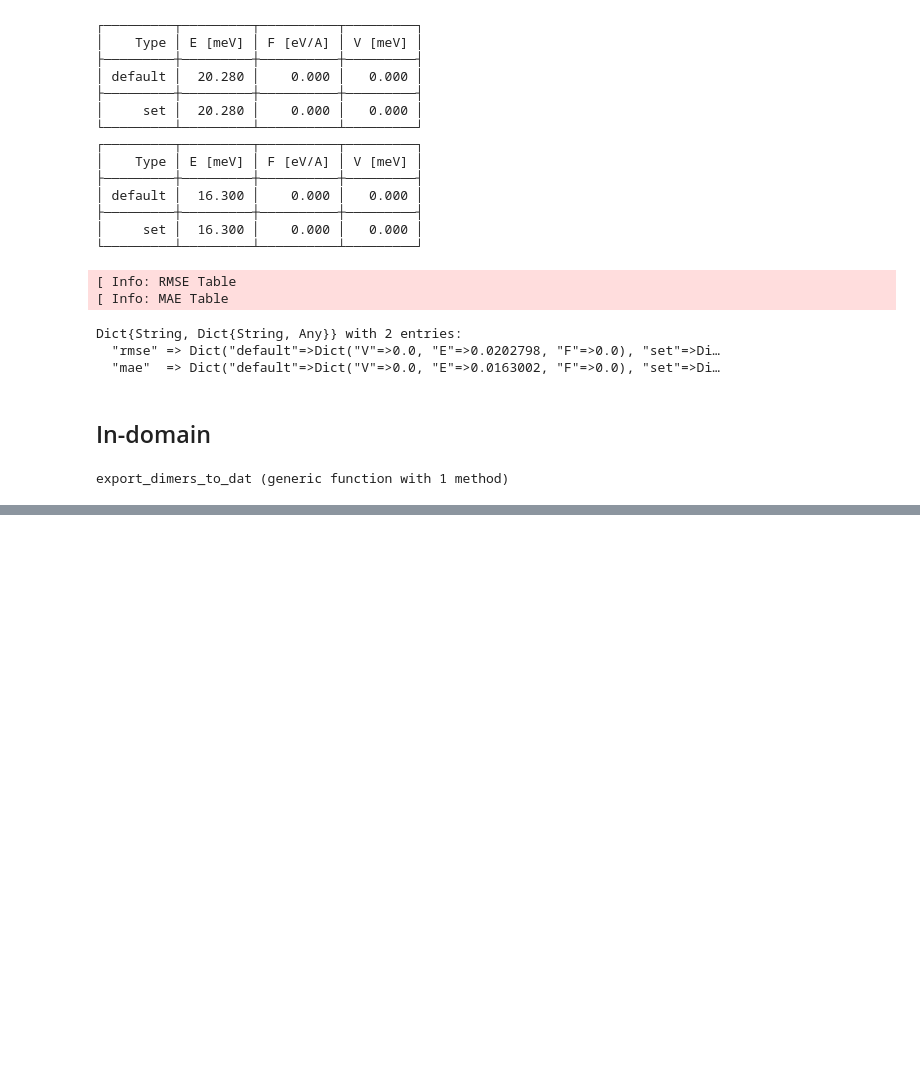
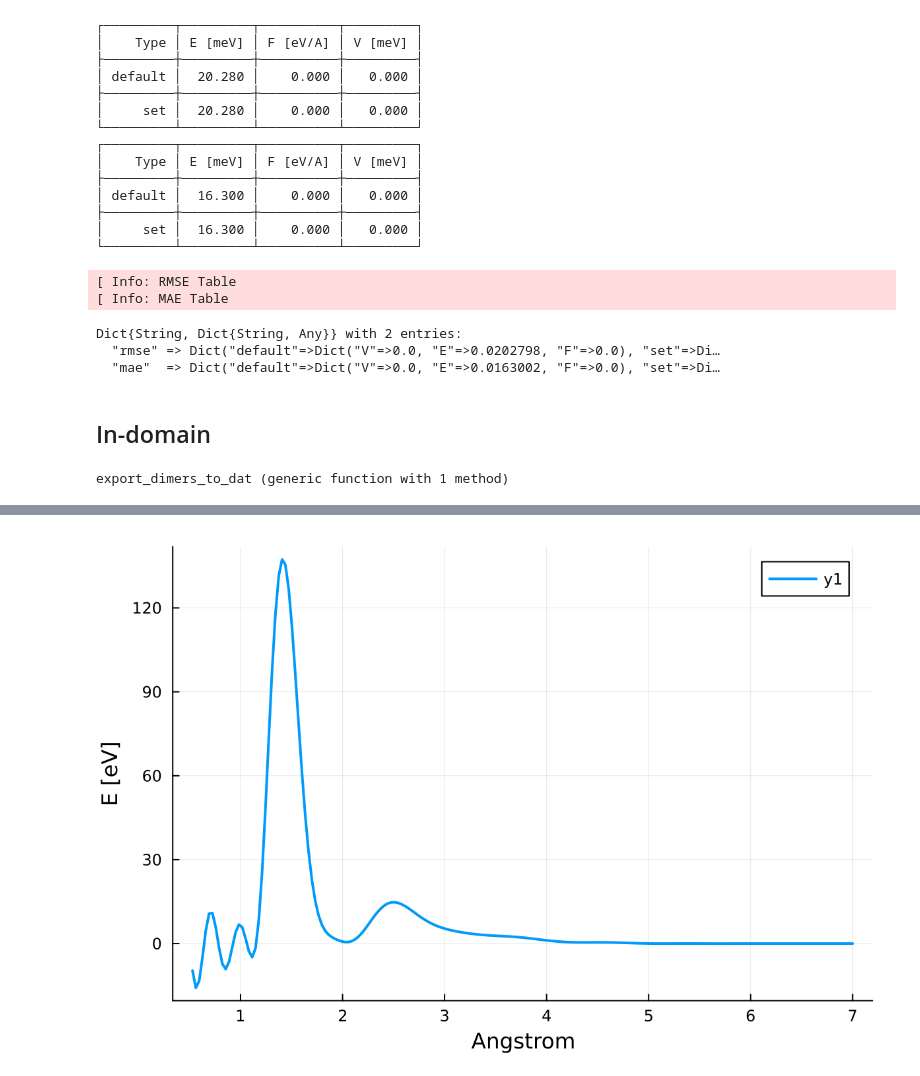
Before and after one commit to apolmiguel/aceconverge2025, a Jupyter notebook: julia_tests_response.ipynb, the cells around one changed output, grey strips where cells are left out. Drawn from its saved outputs; the diff is of its cells as text; code cells hidden in the pictures; blank space fills up the shorter version.

```diff
--- a/julia_tests_response.ipynb
+++ b/julia_tests_response.ipynb
@@ -825,0 +812,10 @@ If you have problems with using this potential, pin your installation to above v
+# %%
+basis = ACE1x.ace_basis(
+    elements = [:C],
+    order = 2,
+    totaldegree = [24, 20],
+    rcut = 6.0,
+    r0 = 1.286958464, # carbon
+    pure = true)
+
+A, Y, W = ACEfit.assemble(train_atoms, basis)
@@ -825,0 +830,5 @@ If you have problems with using this potential, pin your installation to above v
+# %%
+P = smoothness_prior(basis; p = 5)
+# solver = ACEfit.BLR()
+solver = ACEfit.LSQR(damp = 1e-8, atol = 1e-6, P=P)
+results = ACEfit.solve(solver, W .* A, W .* Y)
@@ -825,0 +846,6 @@ If you have problems with using this potential, pin your installation to above v
+# %%
+pot = JuLIP.MLIPs.SumIP(Vref, JuLIP.MLIPs.combine(basis, results["C"]))
+save_potential("./acejulia/Tr1k_n_morse/24.20/ecost50.0/potential_LSQR.json", pot)
+# %%
+D = ACEpotentials.dimers(pot, [:C]; rr= range(0.529177, 7.0, length=200))
+export_dimers_to_dat(D, filename="./acejulia/Tr1k_n_morse/24.20/ecost50.0/dimercurve_LSQR.dat")
@@ -825,0 +883,13 @@ If you have problems with using this potential, pin your installation to above v
+# %%
+using Plots
+
+plt_dim = plot(
+    legend = :topright,
+    xlabel = "Angstrom", ylabel = "E [eV]",
+    # xlims = (0, 7), ylims = (-15, 4),
+    dpi=200)
+
+plot!(plt_dim, D[(:C,:C)]...,lw=2)
+plt_dim
+# %% [output]
+[figure, added]
```
Also changed, not shown: parts of 16 cells of this notebook, 23 other files.
